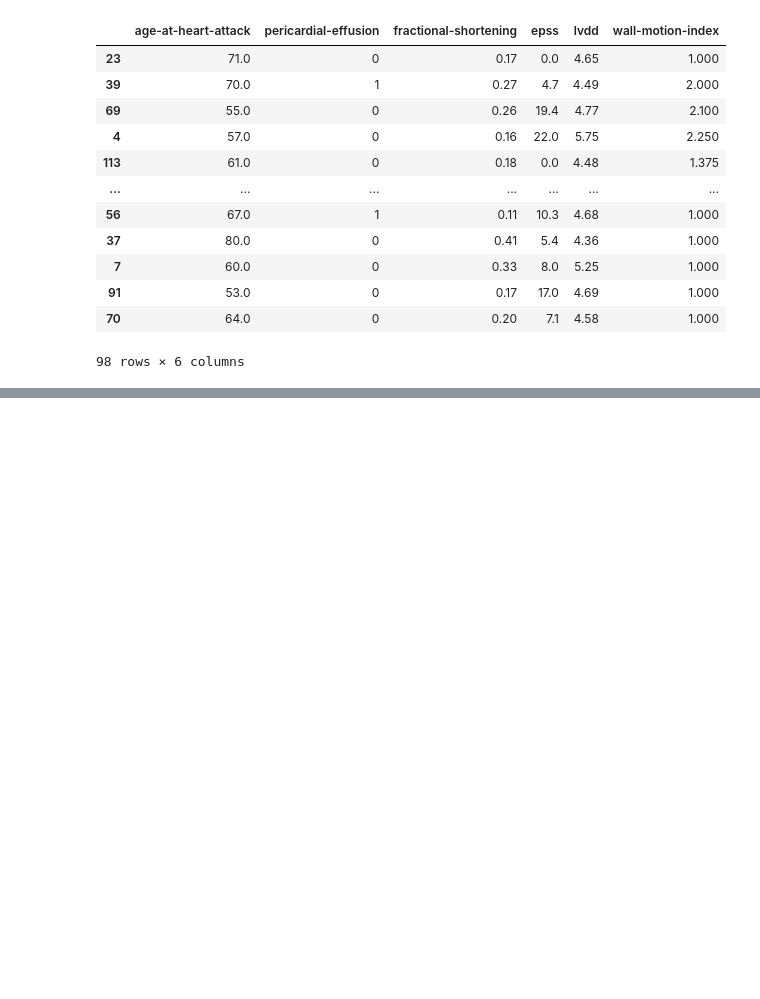
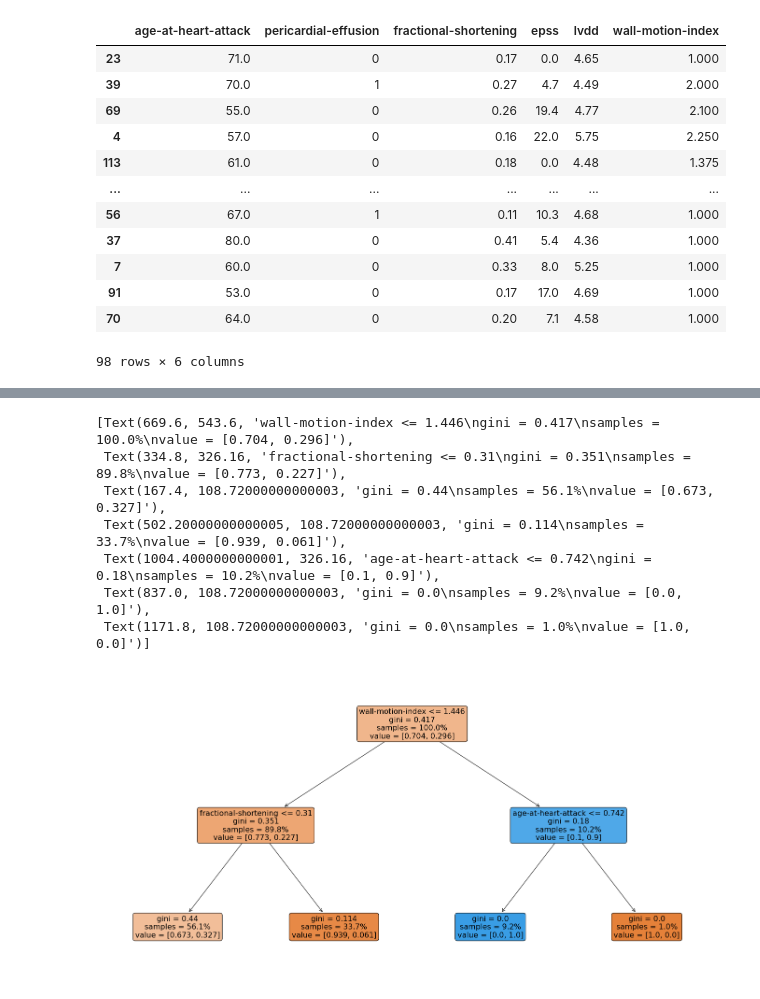
Before and after one commit to ericcarlotto/analiseDadosEchocardiogramDatabase, a Jupyter notebook: predictiveModelEchocardiogram.ipynb, the cells around one changed output, grey strips where cells are left out. Cells and saved outputs as stored; diff of their text form; code cells hidden in the pictures; blank space fills up the shorter version.

Commit message:
Modelo com aplicação das técnicas dedos modelos preditivos: Regressão logística e Árvore de Decisão by: Eric Carlotto

```diff
--- a/predictiveModelEchocardiogram.ipynb
+++ b/predictiveModelEchocardiogram.ipynb
@@ -271,0 +232,10 @@ df_treino_preproc.head()
+# %%
+y_treino_log = df_treino_labels.values > 0
+y_teste_log = df_teste_labels.values > 0
+# %%
+from sklearn.linear_model import LogisticRegression
+
+log_reg = LogisticRegression(max_iter=50)
+
+log_reg.fit(X_treino, y_treino_log)
+log_reg.classes_
@@ -271,0 +259,6 @@ df_treino_preproc.head()
+# %%
+from sklearn.tree import DecisionTreeClassifier
+
+arvore = DecisionTreeClassifier(max_depth=2)
+arvore.fit(X_treino, y_treino)
+arvore.classes_
@@ -271,0 +333,3 @@ df_treino_preproc.head()
+# %%
+nomes_atributos = np.append( nomes_atributos_numericos,
+                             preproc_completo.named_transformers_['categoricos'].get_feature_names())
@@ -271,0 +342,20 @@ df_treino_preproc.head()
+# %%
+from sklearn import tree
+
+plt.figure(figsize=(24,12))
+
+tree.plot_tree(arvore,
+               feature_names=nomes_atributos,
+               rounded=True,
+               filled=True,
+               proportion=True,
+               fontsize=16)
+# %% [output]
+[Text(669.6, 543.6, 'wall-motion-index <= 1.446\ngini = 0.417\nsamples = 100.0%\nvalue = [0.704, 0.296]'),
+ Text(334.8, 326.16, 'fractional-shortening <= 0.31\ngini = 0.351\nsamples = 89.8%\nvalue = [0.773, 0.227]'),
+ Text(167.4, 108.72000000000003, 'gini = 0.44\nsamples = 56.1%\nvalue = [0.673, 0.327]'),
+ Text(502.20000000000005, 108.72000000000003, 'gini = 0.114\nsamples = 33.7%\nvalue = [0.939, 0.061]'),
+ Text(1004.4000000000001, 326.16, 'age-at-heart-attack <= 0.742\ngini = 0.18\nsamples = 10.2%\nvalue = [0.1, 0.9]'),
+ Text(837.0, 108.72000000000003, 'gini = 0.0\nsamples = 9.2%\nvalue = [0.0, 1.0]'),
+ Text(1171.8, 108.72000000000003, 'gini = 0.0\nsamples = 1.0%\nvalue = [1.0, 0.0]')]
+[figure, added]
```
Also changed, not shown: parts of 43 cells of this notebook.
